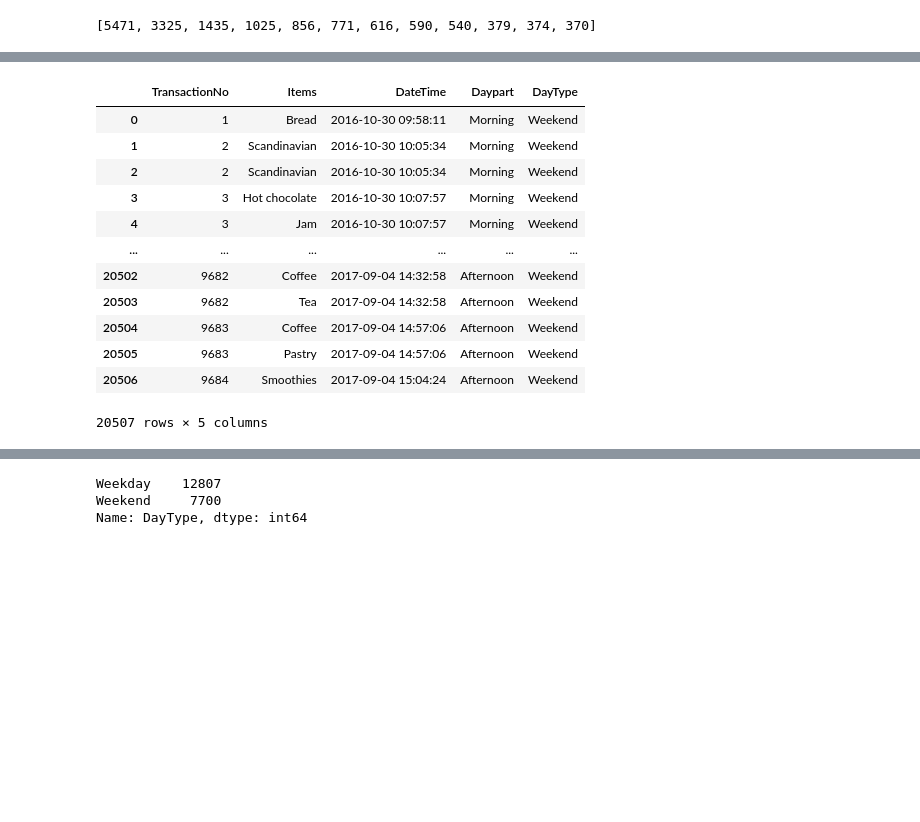
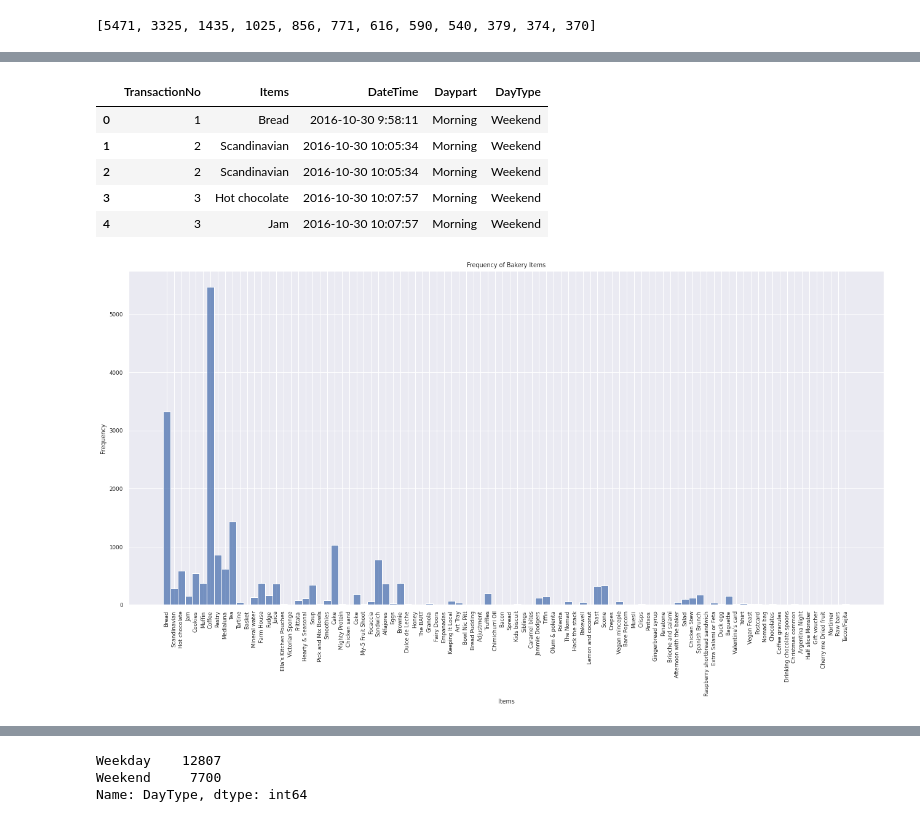
Before and after one commit to Blutronics/BakeryAssociationRule, a Jupyter notebook: bakery.ipynb, the cells around one changed output, grey strips where cells are left out. Cells and saved outputs as stored; diff of their text form; code cells hidden in the pictures; blank space fills up the shorter version.

```diff
--- a/bakery.ipynb
+++ b/bakery.ipynb
@@ -127,19 +297,22 @@ dfti
 # %%
-df
+df.head()
 # %% [output]
 |  | TransactionNo | Items | DateTime | Daypart | DayType |
-| 0 | 1 | Bread | 2016-10-30 09:58:11 | Morning | Weekend |
+| 0 | 1 | Bread | 2016-10-30 9:58:11 | Morning | Weekend |
 | 1 | 2 | Scandinavian | 2016-10-30 10:05:34 | Morning | Weekend |
 | 2 | 2 | Scandinavian | 2016-10-30 10:05:34 | Morning | Weekend |
 | 3 | 3 | Hot chocolate | 2016-10-30 10:07:57 | Morning | Weekend |
 | 4 | 3 | Jam | 2016-10-30 10:07:57 | Morning | Weekend |
-| ... | ... | ... | ... | ... | ... |
-| 20502 | 9682 | Coffee | 2017-09-04 14:32:58 | Afternoon | Weekend |
-| 20503 | 9682 | Tea | 2017-09-04 14:32:58 | Afternoon | Weekend |
-| 20504 | 9683 | Coffee | 2017-09-04 14:57:06 | Afternoon | Weekend |
-| 20505 | 9683 | Pastry | 2017-09-04 14:57:06 | Afternoon | Weekend |
-| 20506 | 9684 | Smoothies | 2017-09-04 15:04:24 | Afternoon | Weekend |
-20507 rows × 5 columns
+# %%
+sns.histplot(df.Items)
+sns.set(rc = {'figure.figsize':(22,10)}, font_scale = 0.8)
+plt.xticks(list(range(0, len(pd.unique(df.Items))), ), rotation=90, ha = "center")
+plt.title("Frequency of Bakery Items")
+plt.xlabel("Items")
+plt.ylabel("Frequency")
+plt.show()
+# %% [output]
+[figure, added]
 # %%
 df.Items.unique()
 # %% [output]
```
Also changed, not shown: parts of 50 cells of this notebook.
